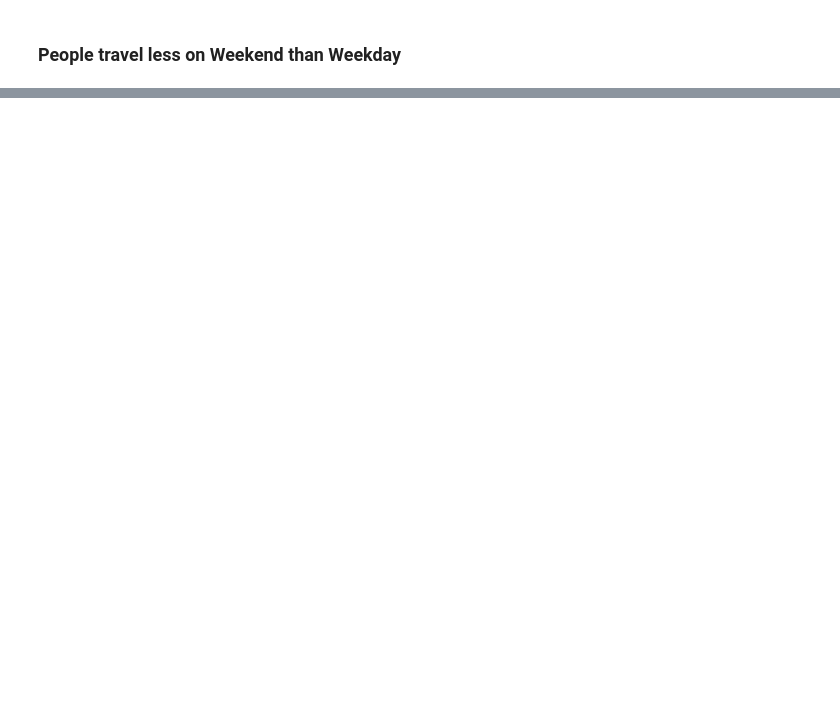
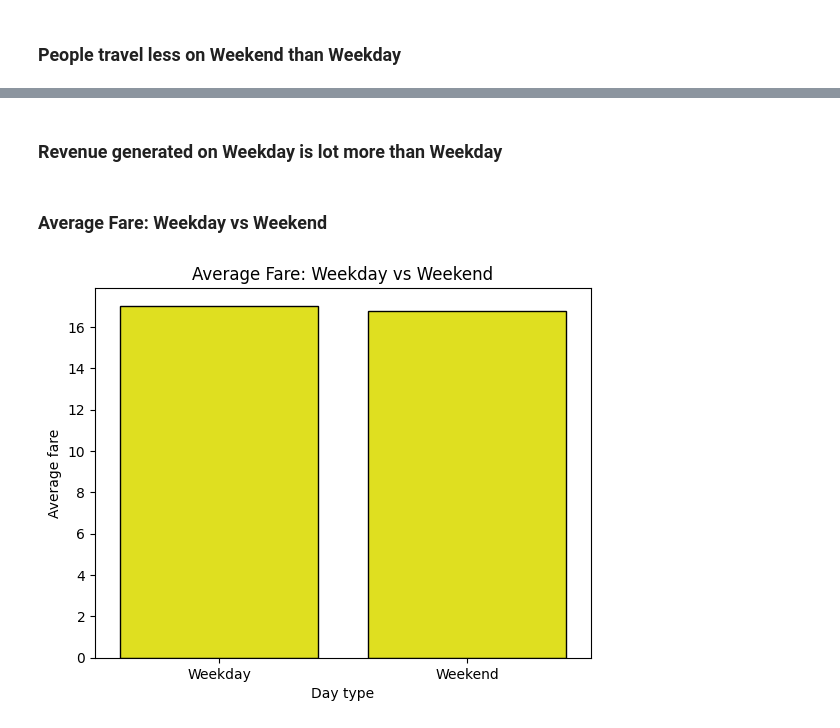
Before and after one commit to prerit0/ride-sharing-demand-intelligence, a Jupyter notebook: Notebooks/02_eda_analysis_using_SQL_&_Python.ipynb, the cells around one changed output, grey strips where cells are left out. Cells and saved outputs as stored; diff of their text form; code cells hidden in the pictures; blank space fills up the shorter version.

```diff
--- a/Notebooks/02_eda_analysis_using_SQL_&_Python.ipynb
+++ b/Notebooks/02_eda_analysis_using_SQL_&_Python.ipynb
@@ -163,0 +177,13 @@ plt.show()
+# %% [markdown]
+### Revenue generated on Weekday is lot more than Weekday
+# %% [markdown]
+### Average Fare: Weekday vs Weekend
+# %%
+plt.Figure(figsize=(6,4))
+sns.barplot(x="day_type", y="avg_fare", data=weekend_df, color="yellow", edgecolor="black")
+plt.xlabel("Day type")
+plt.ylabel("Average fare")
+plt.title("Average Fare: Weekday vs Weekend")
+plt.show()
+# %% [output]
+[figure, added]
```
Also changed, not shown: parts of 9 cells of this notebook, 1 other file.
